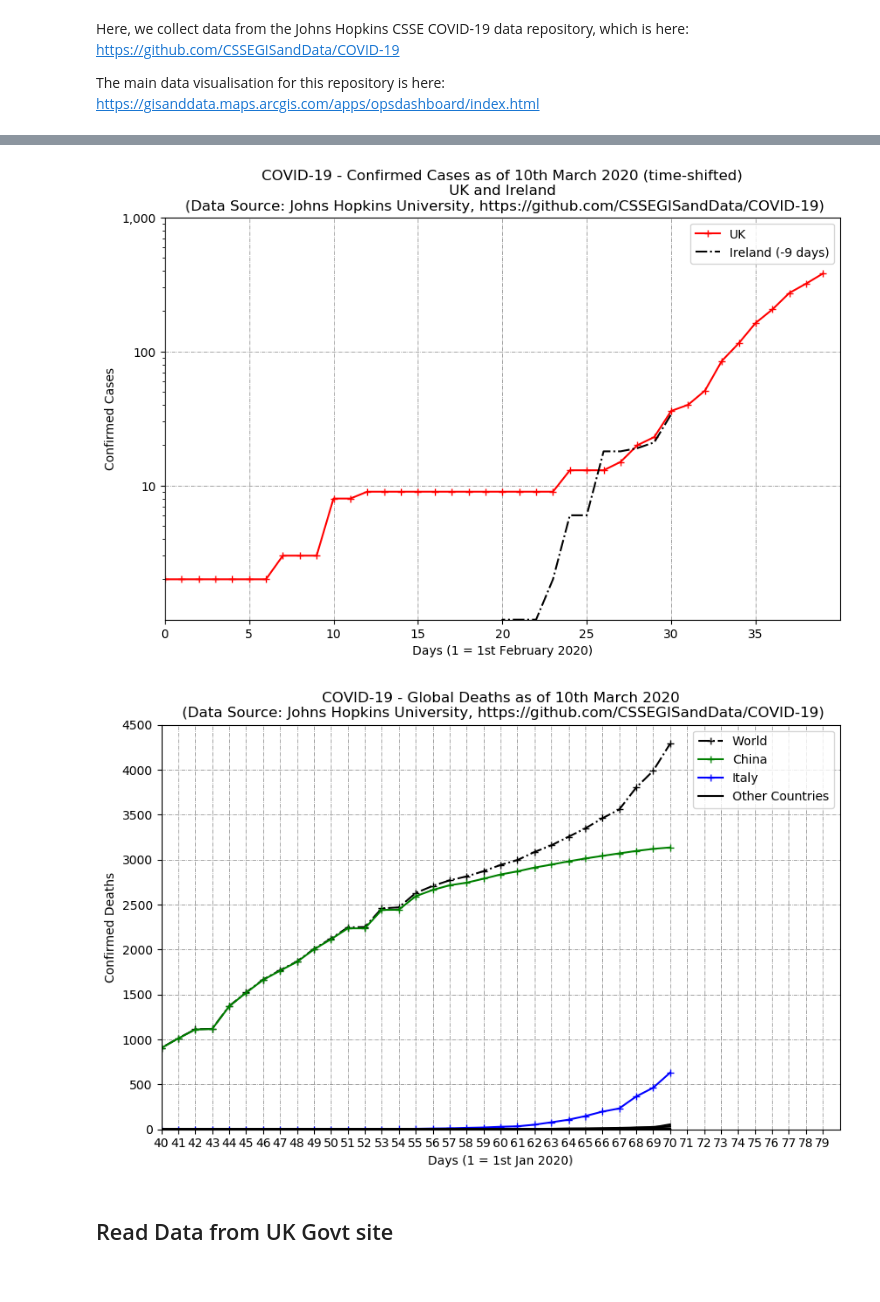
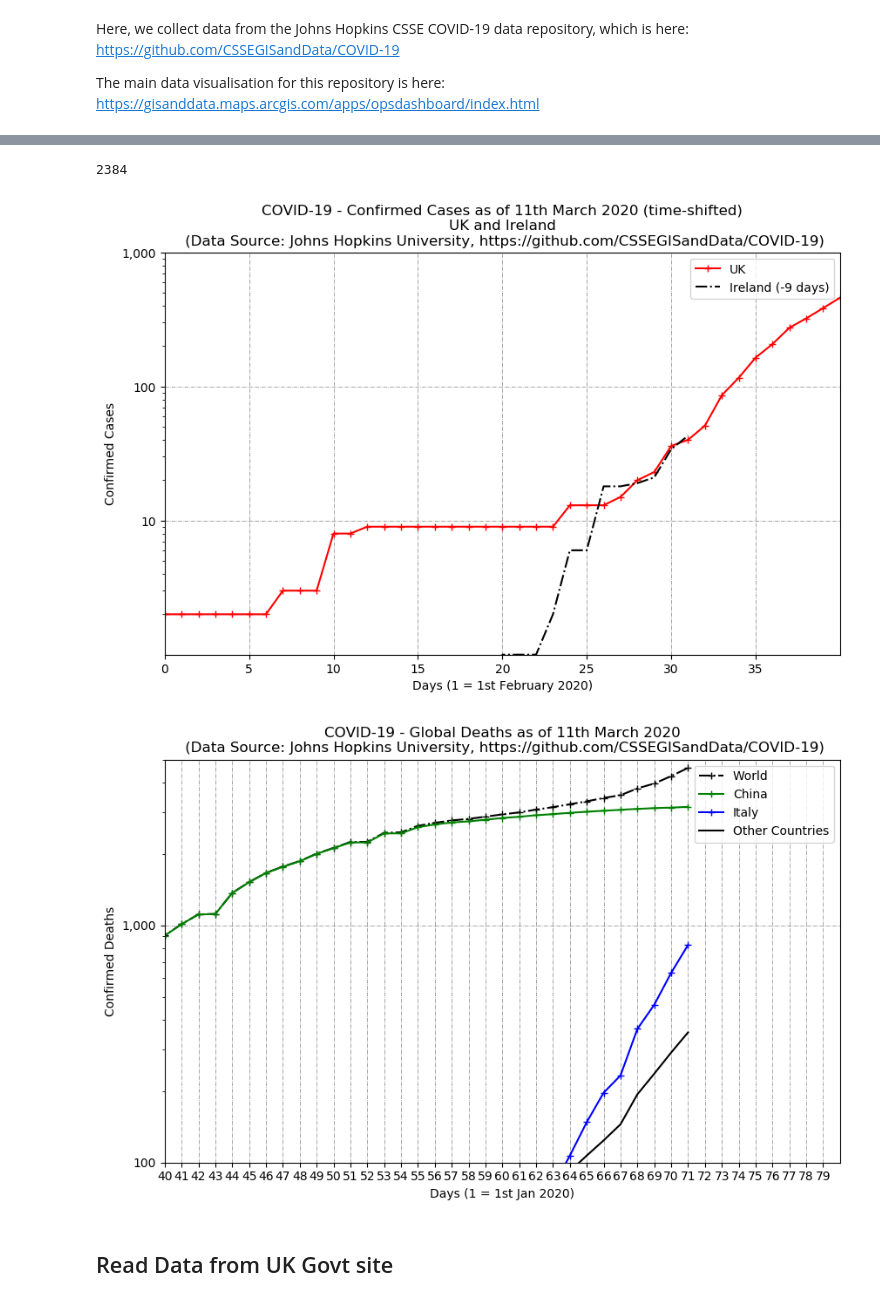
Before and after one commit to hywelowen/coronavirusgraphs, a Jupyter notebook: coronavirus.ipynb, the cells around one changed output, grey strips where cells are left out. Drawn from its saved outputs; the diff is of its cells as text; code cells hidden in the pictures.

```diff
--- a/coronavirus.ipynb
+++ b/coronavirus.ipynb
@@ -13,7 +13,7 @@ import numpy as np
 import matplotlib.pyplot as plt
 import pandas as pd
 
-plt.rcParams.update({'font.size': 14})
+plt.rcParams.update({'font.size': 12})
 plt.style.use('default')
 # %% [markdown]
 ## Manually-Collected Data from Wikipedia and NHC Sites
@@ -164,5 +236,6 @@ array([[nan, 'Italy', 43.0, 12.0, 0, 0, 0, 0, 0, 0, 0, 0, 0, 2, 2, 2, 2,
 # %%
 # 10th March - re-wrote code to use Pandas tools to select rows in data for each country
+# 12th March have to re-write because Johns Hopkins keep changing the data format
 
 # Extract data_frame values into values for plotting
 # Find number of columns in the DataFrame
@@ -173,13 +246,15 @@ df_cases_france = [covid_confirmed_df[covid_confirmed_df["Country/Region"]=="Fra
 df_cases_germany = [covid_confirmed_df[covid_confirmed_df["Country/Region"]=="Germany"].values[:,i].sum() for i in range(4,number_of_csv_columns)]
 df_cases_india = [covid_confirmed_df[covid_confirmed_df["Country/Region"]=="India"].values[:,i].sum() for i in range(4,number_of_csv_columns)]
 df_cases_italy = [covid_confirmed_df[covid_confirmed_df["Country/Region"]=="Italy"].values[:,i].sum() for i in range(4,number_of_csv_columns)]
-df_cases_uk = [covid_confirmed_df[covid_confirmed_df["Country/Region"]=="UK"].values[:,i].sum() for i in range(4,number_of_csv_columns)]
+df_cases_uk = [covid_confirmed_df[covid_confirmed_df["Country/Region"]=="United Kingdom"].values[:,i].sum() for i in range(4,number_of_csv_columns)]
 df_cases_spain = [covid_confirmed_df[covid_confirmed_df["Country/Region"]=="Spain"].values[:,i].sum() for i in range(4,number_of_csv_columns)]
 df_cases_iran = [covid_confirmed_df[covid_confirmed_df["Country/Region"]=="Iran"].values[:,i].sum() for i in range(4,number_of_csv_columns)]
 df_cases_switzerland = [covid_confirmed_df[covid_confirmed_df["Country/Region"]=="Switzerland"].values[:,i].sum() for i in range(4,number_of_csv_columns)]
 df_cases_southafrica = [covid_confirmed_df[covid_confirmed_df["Country/Region"]=="South Africa"].values[:,i].sum() for i in range(4,number_of_csv_columns)]
 df_cases_czechrepublic = [covid_confirmed_df[covid_confirmed_df["Country/Region"]=="Czech Republic"].values[:,i].sum() for i in range(4,number_of_csv_columns)]
-df_cases_hongkong = [covid_confirmed_df[covid_confirmed_df["Country/Region"]=="Hong Kong"].values[:,i].sum() for i in range(4,number_of_csv_columns)]
+# Hong Kong command is a little different
+df_cases_hongkong = [covid_confirmed_df[covid_confirmed_df["Province/State"]=="Hong Kong"].values[:,i].sum() for i in range(4,number_of_csv_columns)]
+df_cases_singapore = [covid_confirmed_df[covid_confirmed_df["Country/Region"]=="Singapore"].values[:,i].sum() for i in range(4,number_of_csv_columns)]
 df_cases_sweden = [covid_confirmed_df[covid_confirmed_df["Country/Region"]=="Sweden"].values[:,i].sum() for i in range(4,number_of_csv_columns)]
 df_cases_belgium = [covid_confirmed_df[covid_confirmed_df["Country/Region"]=="Belgium"].values[:,i].sum() for i in range(4,number_of_csv_columns)]
 df_cases_japan = [covid_confirmed_df[covid_confirmed_df["Country/Region"]=="Japan"].values[:,i].sum() for i in range(4,number_of_csv_columns)]
@@ -190,7 +265,7 @@ df_cases_mexico = [covid_confirmed_df[covid_confirmed_df["Country/Region"]=="Mex
 
 # Some countries are spread over several rows
 df_cases_australia = [covid_confirmed_df[covid_confirmed_df["Country/Region"]=="Australia"].values[:,i].sum() for i in range(4,number_of_csv_columns)]
-df_cases_china = [covid_confirmed_df[covid_confirmed_df["Country/Region"]=="Mainland China"].values[:,i].sum() for i in range(4,number_of_csv_columns)]
+df_cases_china = [covid_confirmed_df[covid_confirmed_df["Country/Region"]=="China"].values[:,i].sum() for i in range(4,number_of_csv_columns)]
 df_cases_us = [covid_confirmed_df[covid_confirmed_df["Country/Region"]=="US"].values[:,i].sum() for i in range(4,number_of_csv_columns)]
 
 df_cases_world = [covid_confirmed_df.values[0:265][:,i].sum() for i in range(4,number_of_csv_columns)]
@@ -204,13 +279,14 @@ df_deaths_france = [covid_deaths_df[covid_deaths_df["Country/Region"]=="France"]
 df_deaths_germany = [covid_deaths_df[covid_deaths_df["Country/Region"]=="Germany"].values[:,i].sum() for i in range(4,number_of_csv_columns)]
 df_deaths_india = [covid_deaths_df[covid_deaths_df["Country/Region"]=="India"].values[:,i].sum() for i in range(4,number_of_csv_columns)]
 df_deaths_italy = [covid_deaths_df[covid_deaths_df["Country/Region"]=="Italy"].values[:,i].sum() for i in range(4,number_of_csv_columns)]
-df_deaths_uk = [covid_deaths_df[covid_deaths_df["Country/Region"]=="UK"].values[:,i].sum() for i in range(4,number_of_csv_columns)]
+df_deaths_uk = [covid_deaths_df[covid_deaths_df["Country/Region"]=="United Kingdom"].values[:,i].sum() for i in range(4,number_of_csv_columns)]
 df_deaths_spain = [covid_deaths_df[covid_deaths_df["Country/Region"]=="Spain"].values[:,i].sum() for i in range(4,number_of_csv_columns)]
 df_deaths_iran = [covid_deaths_df[covid_deaths_df["Country/Region"]=="Iran"].values[:,i].sum() for i in range(4,number_of_csv_columns)]
 df_deaths_switzerland = [covid_deaths_df[covid_deaths_df["Country/Region"]=="Switzerland"].values[:,i].sum() for i in range(4,number_of_csv_columns)]
 df_deaths_southafrica = [covid_deaths_df[covid_deaths_df["Country/Region"]=="South Africa"].values[:,i].sum() for i in range(4,number_of_csv_columns)]
 df_deaths_czechrepublic = [covid_deaths_df[covid_deaths_df["Country/Region"]=="Czech Republic"].values[:,i].sum() for i in range(4,number_of_csv_columns)]
-df_deaths_hongkong = [covid_deaths_df[covid_deaths_df["Country/Region"]=="Hong Kong"].values[:,i].sum() for i in range(4,number_of_csv_columns)]
+# Hong Kong command is a little different
+df_deaths_hongkong = [covid_deaths_df[covid_deaths_df["Province/State"]=="Hong Kong"].values[:,i].sum() for i in range(4,number_of_csv_columns)]
 df_deaths_sweden = [covid_deaths_df[covid_deaths_df["Country/Region"]=="Sweden"].values[:,i].sum() for i in range(4,number_of_csv_columns)]
 df_deaths_belgium = [covid_deaths_df[covid_deaths_df["Country/Region"]=="Belgium"].values[:,i].sum() for i in range(4,number_of_csv_columns)]
 df_deaths_japan = [covid_deaths_df[covid_deaths_df["Country/Region"]=="Japan"].values[:,i].sum() for i in range(4,number_of_csv_columns)]
@@ -222,7 +298,7 @@ df_deaths_mexico = [covid_deaths_df[covid_deaths_df["Country/Region"]=="Mexico"]
 
 # Some countries are spread over several rows
 df_deaths_australia = [covid_deaths_df[covid_deaths_df["Country/Region"]=="Australia"].values[:,i].sum() for i in range(4,number_of_csv_columns)]
-df_deaths_china = [covid_deaths_df[covid_deaths_df["Country/Region"]=="Mainland China"].values[:,i].sum() for i in range(4,number_of_csv_columns)]
+df_deaths_china = [covid_deaths_df[covid_deaths_df["Country/Region"]=="China"].values[:,i].sum() for i in range(4,number_of_csv_columns)]
 df_deaths_us = [covid_deaths_df[covid_deaths_df["Country/Region"]=="US"].values[:,i].sum() for i in range(4,number_of_csv_columns)]
 
 df_deaths_world = [covid_deaths_df.values[0:265][:,i].sum() for i in range(4,number_of_csv_columns)]
@@ -334,3 +414,7 @@ plt.savefig("coronaviruscases_uscanadamexico.png")
+# %%
+df_cases_us[-1]
+# %% [output]
+2384
 # %%
 # Confirmed Cases
 plt.figure(figsize=(10,6))
@@ -347,10 +431,10 @@ plt.xlabel('Days (1 = 1st February 2020)')
 plt.ylabel('Confirmed Cases')
 #plt.legend(['Italy (-12dy)','Germany (-4dy)','France (-4dy)','USA (-2dy)','S. Korea (-15dy)','China (-48dy)','Iran (-10dy)','India (+2dy)','United Kingdom'])
 plt.legend(['UK', 'Ireland (-9 days)'])
-plt.title('COVID-19 - Confirmed Cases as of 10th March 2020 (time-shifted)\nUK and Ireland\n (Data Source: Johns Hopkins University, https://github.com/CSSEGISandData/COVID-19)')
+plt.title('COVID-19 - Confirmed Cases as of 11th March 2020 (time-shifted)\nUK and Ireland\n (Data Source: Johns Hopkins University, https://github.com/CSSEGISandData/COVID-19)')
 plt.savefig("coronaviruscases_ukireland.png")
 # %% [output]
-[figure, old version]
+[figure, new version]
 # %%
 # Confirmed Deaths
 plt.figure(figsize=(10,6))
@@ -361,38 +445,38 @@ plt.plot(covid_death_days,df_deaths_us,'k-')
 plt.plot(covid_death_days,df_deaths_skorea,'k-')
 plt.plot(covid_death_days,df_deaths_france,'k-')
 plt.plot(covid_death_days,df_deaths_germany,'k-')
 plt.plot(covid_death_days,df_deaths_india,'k-')
 plt.plot(covid_death_days,df_deaths_spain,'k-')
 plt.plot(covid_death_days,df_deaths_iran,'k-')
 plt.plot(covid_death_days,df_deaths_switzerland,'k-')
 plt.plot(covid_death_days,df_deaths_southafrica,'k-')
 plt.plot(covid_death_days,df_deaths_czechrepublic,'k-')
 plt.plot(covid_death_days,df_deaths_uk,'k-')
 plt.plot(covid_death_days,df_deaths_australia,'k-')
 plt.plot(covid_death_days,df_deaths_hongkong,'k-')
 plt.plot(covid_death_days,df_deaths_sweden,'k-')
 plt.plot(covid_death_days,df_deaths_japan,'k-')
 plt.plot(covid_death_days,df_deaths_norway,'k-')
 plt.plot(covid_death_days,df_deaths_belgium,'k-')
 
 plt.grid(linestyle='-.', linewidth='0.5', color='gray')
-#plt.yscale('log')
+plt.yscale('log')
 #plt.ylim(1,1e3)
 #plt.xlim(1,31+29+31)
 #plt.xticks(np.arange(0,31+29+31,10))
 #plt.yticks([1,10,100,1000,10000],['1','10','100','1,000','10,000'])
-plt.ylim(0,4500)
+plt.ylim(100,5000)
 plt.xlim(40,80)
 plt.xticks(np.arange(40,80,1))
-#plt.yticks([1,10,100,1000,10000],['1','10','100','1,000','10,000'])
+plt.yticks([100,1000],['100','1,000'])
 plt.xlabel('Days (1 = 1st Jan 2020)')
 plt.ylabel('Confirmed Deaths')
 #plt.legend(['Italy (-12dy)','Germany (-4dy)','France (-4dy)','USA (-2dy)','S. Korea (-15dy)','China (-48dy)','Iran (-10dy)','India (+2dy)','United Kingdom'])
 plt.legend(['World','China','Italy','Other Countries'])
-plt.title('COVID-19 - Global Deaths as of 10th March 2020\n (Data Source: Johns Hopkins University, https://github.com/CSSEGISandData/COVID-19)')
+plt.title('COVID-19 - Global Deaths as of 11th March 2020\n (Data Source: Johns Hopkins University, https://github.com/CSSEGISandData/COVID-19)')
 plt.savefig("coronavirusdeaths.png")
 # %% [output]
-[figure, old version]
+[figure, new version]
 # %% [markdown]
 ## Read Data from UK Govt site
 # %%
```
Also changed, not shown: parts of 15 cells of this notebook, 8 other files.
